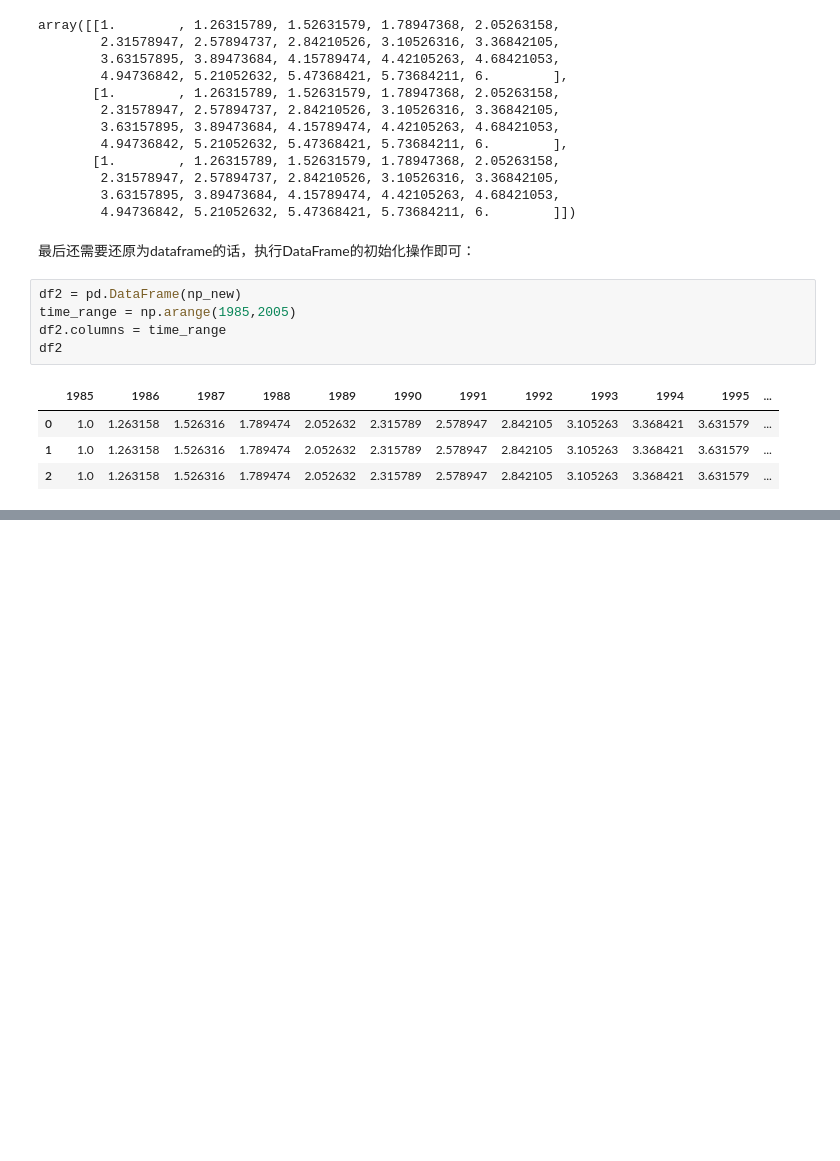
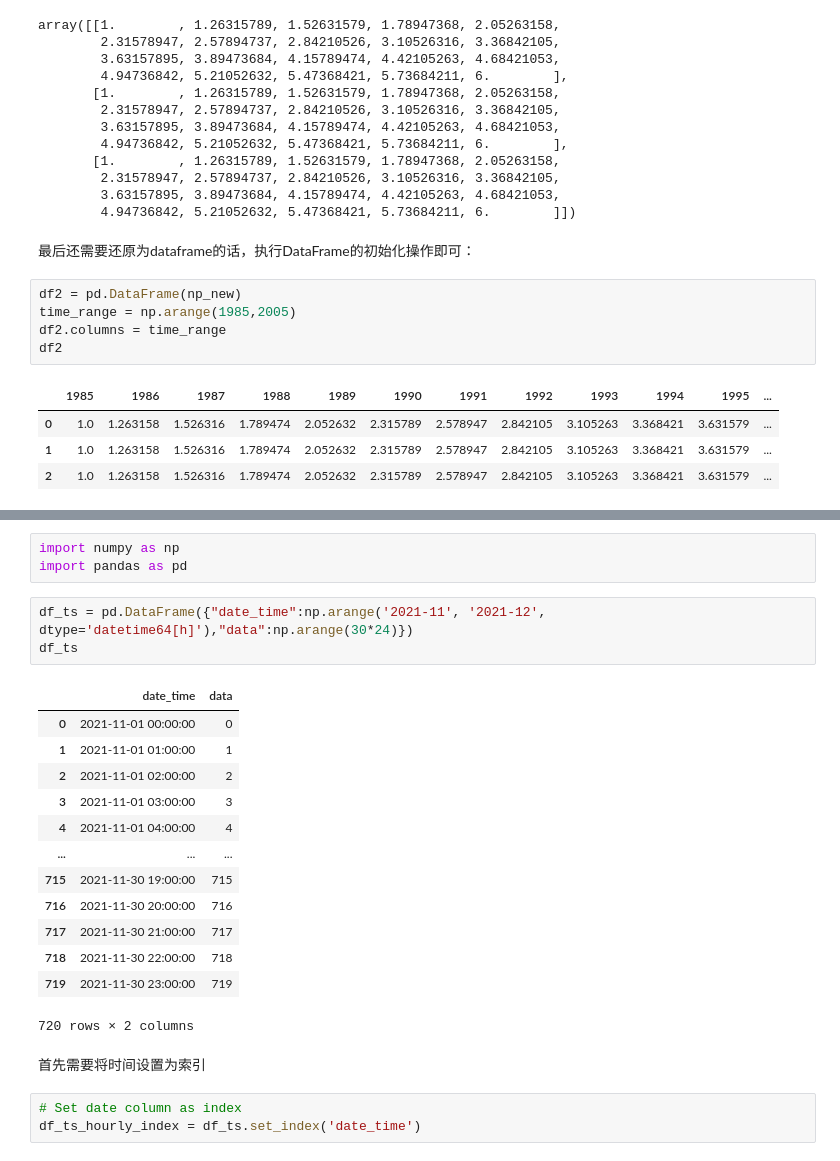
Before and after one commit to iHeadWater/hydrus, a Jupyter notebook: 2-pandas-examples/1-basic-pandas.ipynb, the cells around one changed output, grey strips where cells are left out. Cells and saved outputs as stored; diff of their text form; blank space fills up the shorter version.

```diff
--- a/2-pandas-examples/basic-pandas.ipynb
+++ b/2-pandas-examples/1-basic-pandas.ipynb
@@ -1809,0 +1814,25 @@ df2
+# %%
+import numpy as np
+import pandas as pd
+# %%
+df_ts = pd.DataFrame({"date_time":np.arange('2021-11', '2021-12', dtype='datetime64[h]'),"data":np.arange(30*24)})
+df_ts
+# %% [output]
+|  | date_time | data |
+| 0 | 2021-11-01 00:00:00 | 0 |
+| 1 | 2021-11-01 01:00:00 | 1 |
+| 2 | 2021-11-01 02:00:00 | 2 |
+| 3 | 2021-11-01 03:00:00 | 3 |
+| 4 | 2021-11-01 04:00:00 | 4 |
+| ... | ... | ... |
+| 715 | 2021-11-30 19:00:00 | 715 |
+| 716 | 2021-11-30 20:00:00 | 716 |
+| 717 | 2021-11-30 21:00:00 | 717 |
+| 718 | 2021-11-30 22:00:00 | 718 |
+| 719 | 2021-11-30 23:00:00 | 719 |
+720 rows × 2 columns
+# %% [markdown]
+首先需要将时间设置为索引
+# %%
+# Set date column as index
+df_ts_hourly_index = df_ts.set_index('date_time')
```
Also changed, not shown: parts of 3 cells of this notebook.
